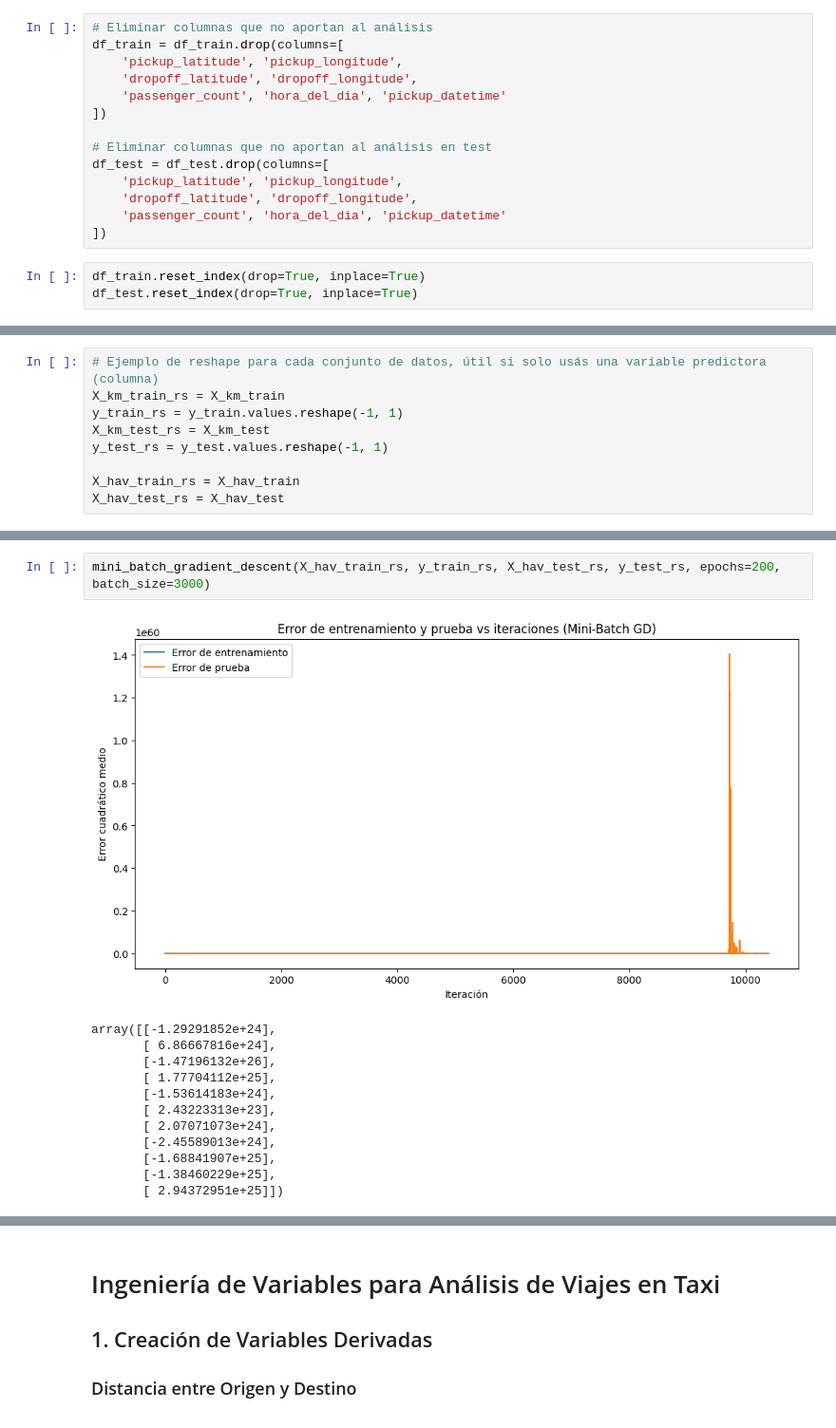
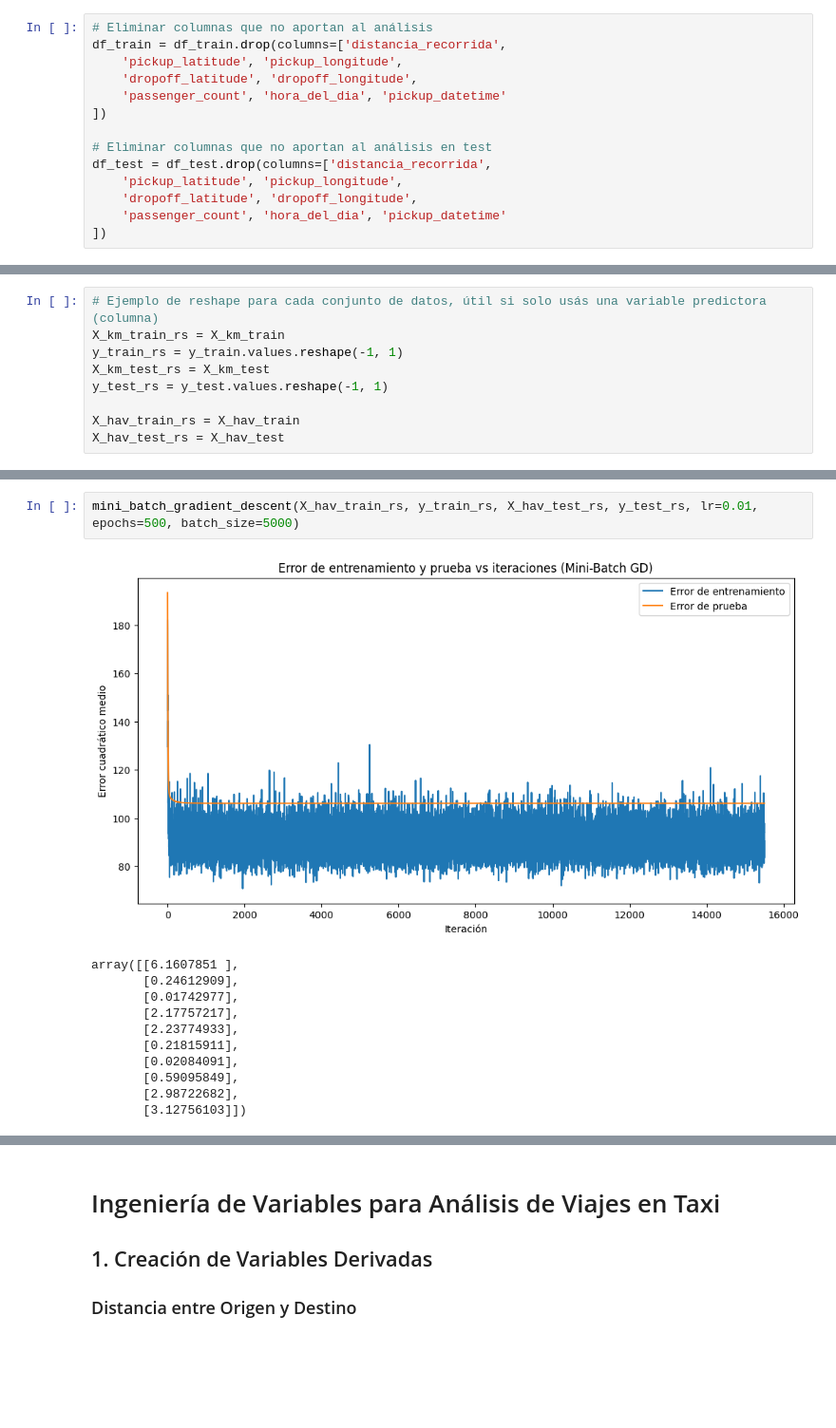
Before and after one commit to FedeZ2008/AA1-TUIA-2025C2-LEON-ZIMMER, a Jupyter notebook: TP1_Regresion.ipynb, the cells around one changed output, grey strips where cells are left out. Shown at 95% size. Saved outputs shown, nothing was run; the diff lists cells and outputs as text; blank space fills up the shorter version.

```diff
--- a/TP1_Regresion.ipynb
+++ b/TP1_Regresion.ipynb
@@ -425,18 +425,15 @@ df_train = df_train[df_train['fare_amount'] > 0.11]
 df_train = df_train[df_train['distancia_recorrida_km'] >= 0.1]
 # %%
 # Eliminar columnas que no aportan al análisis
-df_train = df_train.drop(columns=[
+df_train = df_train.drop(columns=['distancia_recorrida',
     'pickup_latitude', 'pickup_longitude',
     'dropoff_latitude', 'dropoff_longitude',
     'passenger_count', 'hora_del_dia', 'pickup_datetime'
 ])
 
 # Eliminar columnas que no aportan al análisis en test
-df_test = df_test.drop(columns=[
+df_test = df_test.drop(columns=['distancia_recorrida',
     'pickup_latitude', 'pickup_longitude',
     'dropoff_latitude', 'dropoff_longitude',
     'passenger_count', 'hora_del_dia', 'pickup_datetime'
 ])
-# %%
-df_train.reset_index(drop=True, inplace=True)
-df_test.reset_index(drop=True, inplace=True)
@@ -714,16 +716,15 @@ array([[-0.05038924],
 # %%
-mini_batch_gradient_descent(X_hav_train_rs, y_train_rs, X_hav_test_rs, y_test_rs, epochs=200, batch_size=3000)
+mini_batch_gradient_descent(X_hav_train_rs, y_train_rs, X_hav_test_rs, y_test_rs, lr=0.01, epochs=500, batch_size=5000)
 # %% [output]
-[figure, old version]
+[figure, new version]
-array([[-1.29291852e+24],
-       [ 6.86667816e+24],
-       [-1.47196132e+26],
-       [ 1.77704112e+25],
-       [-1.53614183e+24],
-       [ 2.43223313e+23],
-       [ 2.07071073e+24],
-       [-2.45589013e+24],
-       [-1.68841907e+25],
-       [-1.38460229e+25],
-       [ 2.94372951e+25]])
+array([[6.1607851 ],
+       [0.24612909],
+       [0.01742977],
+       [2.17757217],
+       [2.23774933],
+       [0.21815911],
+       [0.02084091],
+       [0.59095849],
+       [2.98722682],
+       [3.12756103]])
 # %%
```
Also changed, not shown: parts of 11 cells of this notebook.
